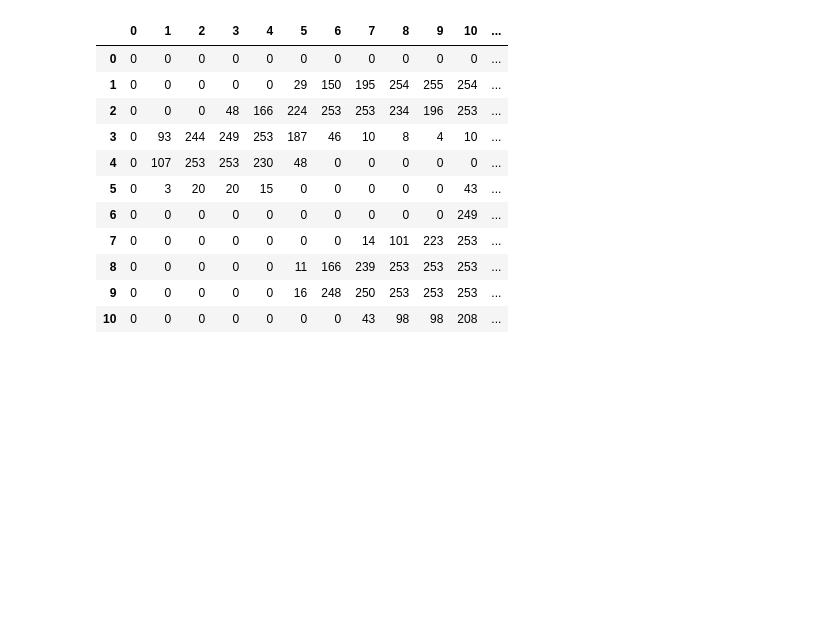
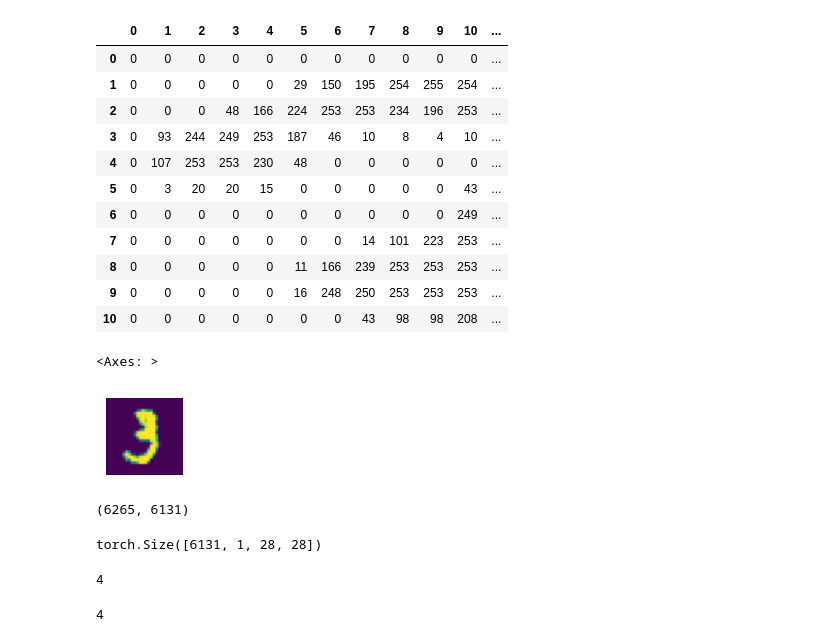
Before and after one commit to Mounish2023/fastaicourse, a Jupyter notebook: DigitClassifier.ipynb, the cells around one changed output. Cells and saved outputs as stored; diff of their text form; code cells hidden in the pictures; blank space fills up the shorter version.

```diff
--- a/DigitClassifier.ipynb
+++ b/DigitClassifier.ipynb
@@ -81,3 +85,33 @@ df.style.set_properties(**{'font-size':'6pt'}).background_gradient('Greys')
 | 8 | 0 | 0 | 0 | 0 | 0 | 11 | 166 | 239 | 253 | 253 | 253 | ... |
 | 9 | 0 | 0 | 0 | 0 | 0 | 16 | 248 | 250 | 253 | 253 | 253 | ... |
 | 10 | 0 | 0 | 0 | 0 | 0 | 0 | 0 | 43 | 98 | 98 | 208 | ... |
+# %%
+from fastai.vision.all import show_image
+seven_tensors = [((ToTensor()(Image.open(o)))*255).byte() for o in sevens]
+three_tensors = [((ToTensor()(Image.open(o)))*255).byte() for o in threes]
+
+show_image(three_tensors[0])
+# %% [output]
+<Axes: >
+[figure, added]
+# %%
+len(seven_tensors), len(three_tensors)
+# %% [output]
+(6265, 6131)
+# %%
+import torch
+
+stacked_threes = torch.stack(three_tensors).float()/255
+stacked_sevens = torch.stack(seven_tensors).float()/255
+
+stacked_threes.shape
+# %% [output]
+torch.Size([6131, 1, 28, 28])
+# %%
+len(stacked_threes.shape)
+# %% [output]
+4
+# %%
+stacked_threes.ndim
+# %% [output]
+4
```
Also changed, not shown: parts of 111 cells of this notebook.
